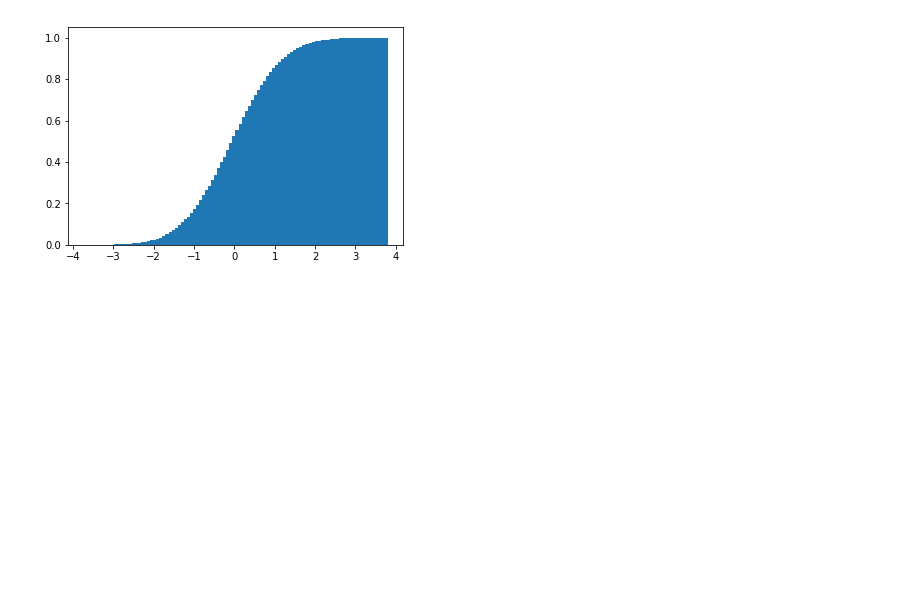
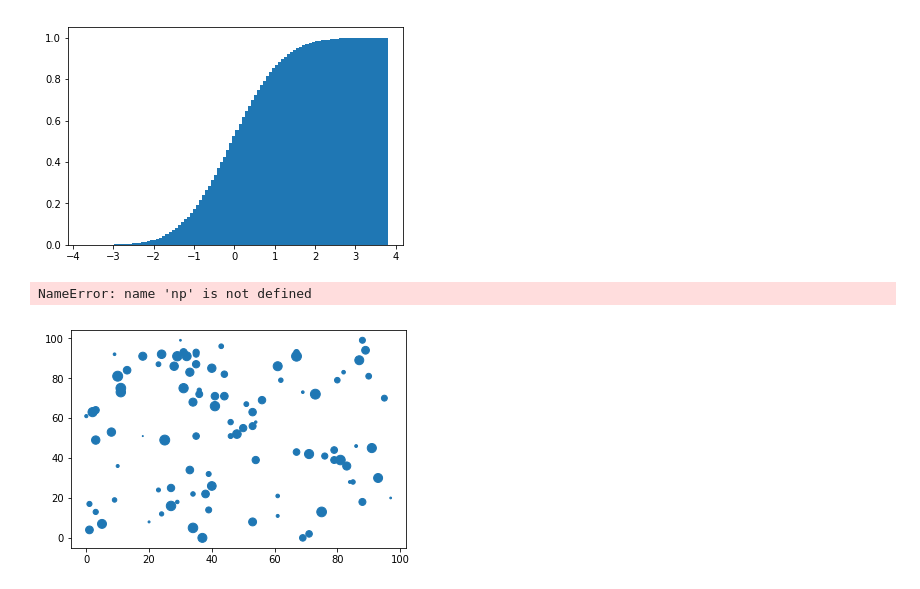
Before and after one commit to vbitjp/Python, a Jupyter notebook: plot/matplotlib01.ipynb, the cells around one changed output. Saved outputs shown, nothing was run; the diff lists cells and outputs as text; code cells hidden in the pictures; blank space fills up the shorter version.

```diff
--- a/plot/matplotlib01.ipynb
+++ b/plot/matplotlib01.ipynb
@@ -107,3 +107,23 @@ plt.show()
 # %% [output]
 [figure]
 [figure]
+# %%
+np.random.seed(0)
+x = np.random.choice(np.arange(100), 100)
+y = np.random.choice(np.arange(100), 100)
+
+# マーカーの種類を四角、色を赤の散布図
+plt.scatter(x, y, marker="s" , color="r" )
+plt.show()
+# %% [output]
+NameError: name 'np' is not defined
+# %%
+x = np.random.choice(np.arange(100), 100)
+y = np.random.choice(np.arange(100), 100)
+z = np.random.choice(np.arange(100), 100)
+
+# zの値に応じて、マーカーの大きさが変えてプロット
+plt.scatter(x, y, s=z)
+plt.show()
+# %% [output]
+[figure, added]
```
Also changed, not shown: parts of 10 cells of this notebook.
